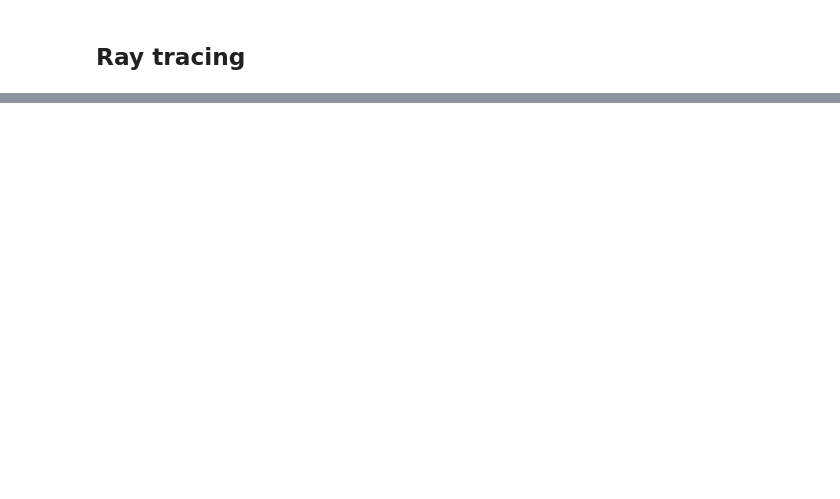
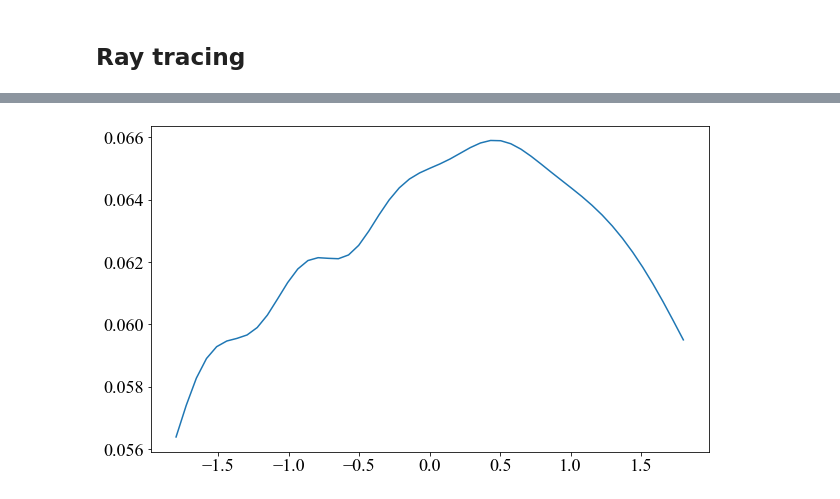
Before and after one commit to sgrubas/NES, a Jupyter notebook: notebooks/NES-OP_Ray_Tracing.ipynb, the cells around one changed output, grey strips where cells are left out. Drawn from its saved outputs; the diff is of its cells as text; code cells hidden in the pictures; blank space fills up the shorter version.

```diff
--- a/notebooks/NES-OP_Ray_Tracing.ipynb
+++ b/notebooks/NES-OP_Ray_Tracing.ipynb
@@ -136,0 +139,20 @@ plt.show()
+# %%
+# Amplitudes:
+ampls = np.empty(len(recs))
+
+for i, ray in enumerate(tqdm(rays)):
+
+    ampls[i] = nes_op_ray_amplitude(ray, Eik, vel_func)
+# %%
+fig_ampls, ax_ampls = plt.subplots(figsize=[10, 6])
+
+ax_ampls.plot(recs_x / 1000, ampls)
+
+ax_model.set_xlabel("X (km)")
+ax_model.set_ylabel("Ray amplitude")
+
+ax_model.legend()
+
+plt.show()
+# %% [output]
+[figure, added]
```
Also changed, not shown: parts of 8 cells of this notebook, 3 other files.
